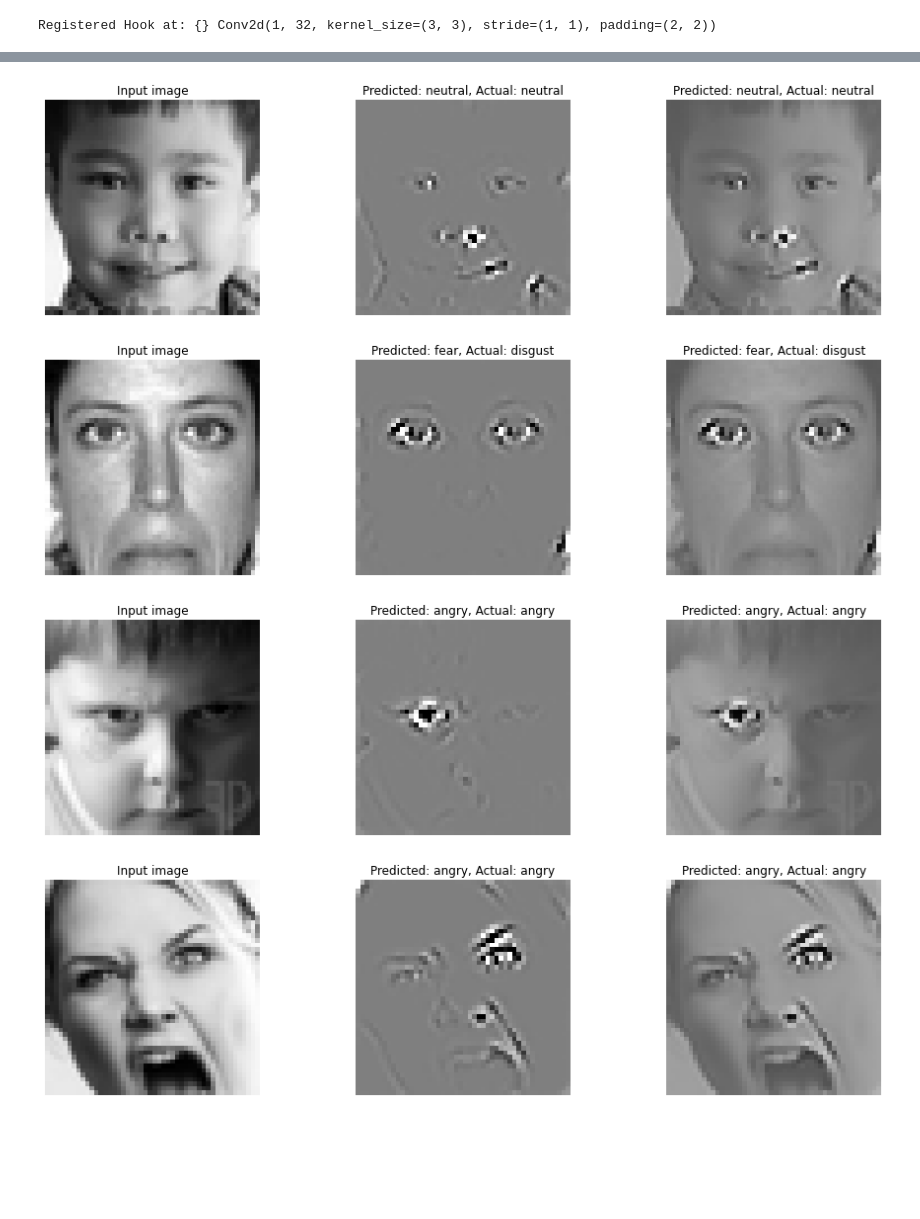
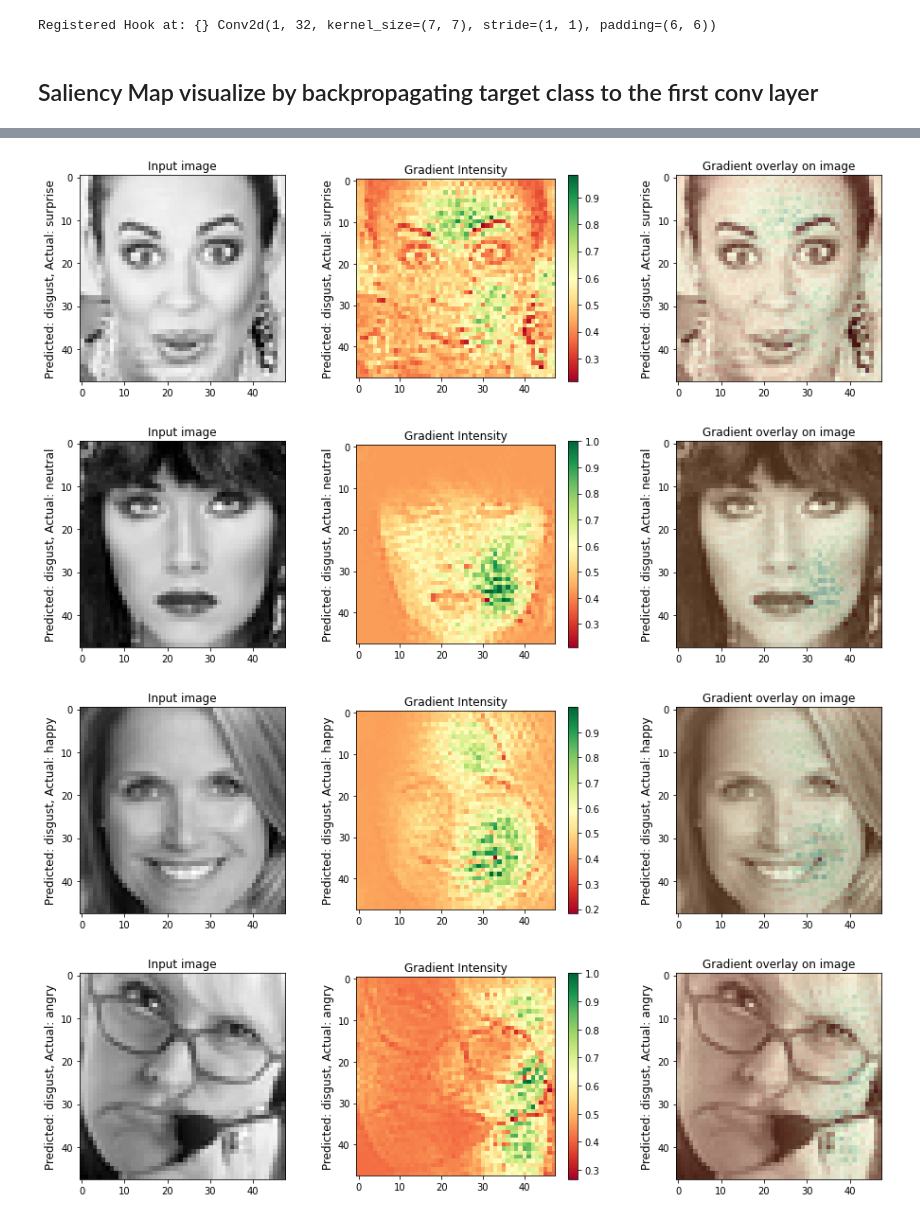
Before and after one commit to surajpaib/Emotion-Recognition, a Jupyter notebook: Visualizing_CNNs.ipynb, the cells around one changed output, grey strips where cells are left out. Cells and saved outputs as stored; diff of their text form; code cells hidden in the pictures; blank space fills up the shorter version.

```diff
--- a/Visualizing_CNNs.ipynb
+++ b/Visualizing_CNNs.ipynb
@@ -18,3 +22,13 @@ os.environ['CUDA_VISIBLE_DEVICES'] = '-1'
 # %%
 # Number of samples to display for image related visualizations!
 view_samples = 10
+
+device = torch.device("cpu")
+
+test_dataset = FER2013Dataset("data/fer2013/fer2013/fer2013.csv", "PrivateTest")
+
+test_loader = DataLoader(test_dataset, batch_size=1, shuffle=True, pin_memory=True)
+
+model = Model("./config/kernelSize_exp/75kernel.json")
+
+model.eval()
@@ -21,14 +53,0 @@ view_samples = 10
-# %%
-device = torch.device("cpu")
-
-
-print("Loaded on Device: ", device)
-test_dataset = FER2013Dataset("data/fer2013/fer2013/fer2013.csv", "PrivateTest")
-
-test_loader = DataLoader(test_dataset, batch_size=1, shuffle=True, pin_memory=True)
-
-model = Model("results/bestModel.json")
-model = convertModel("results/bestModel.pth.tar", model).to(device)
-
-
-model.eval()
@@ -74,12 +54,14 @@ Model(
 # %%
 backprop = Backprop(model)
 # %% [output]
-Registered Hook at: {} Conv2d(1, 32, kernel_size=(3, 3), stride=(1, 1), padding=(2, 2))
+Registered Hook at: {} Conv2d(1, 32, kernel_size=(7, 7), stride=(1, 1), padding=(6, 6))
+# %% [markdown]
+## Saliency Map visualize by backpropagating target class to the first conv layer
 # %%
 for idx, batch in enumerate(test_loader):
     image, target = batch["image"].to(device), batch["emotion"].to(device)
     image.requires_grad = True
-    backprop.visualize(image, target.item(), cmap='gray', guided=True, alpha=0.7, class_mapping=test_dataset.get_class_mapping())
+    backprop.visualize(image, target.item(), cmap='RdYlGn', guided=True, alpha=0.3, class_mapping=test_dataset.get_class_mapping())
     if idx == view_samples:
         break
 # %% [output]
@@ -90,4 +72,4 @@ for idx, batch in enumerate(test_loader):
-[figure, old version]
+[figure, new version]
-[figure, old version]
+[figure, new version]
-[figure, old version]
+[figure, new version]
-[figure, old version]
+[figure, new version]
```
Also changed, not shown: parts of 14 cells of this notebook, 15 other files.
